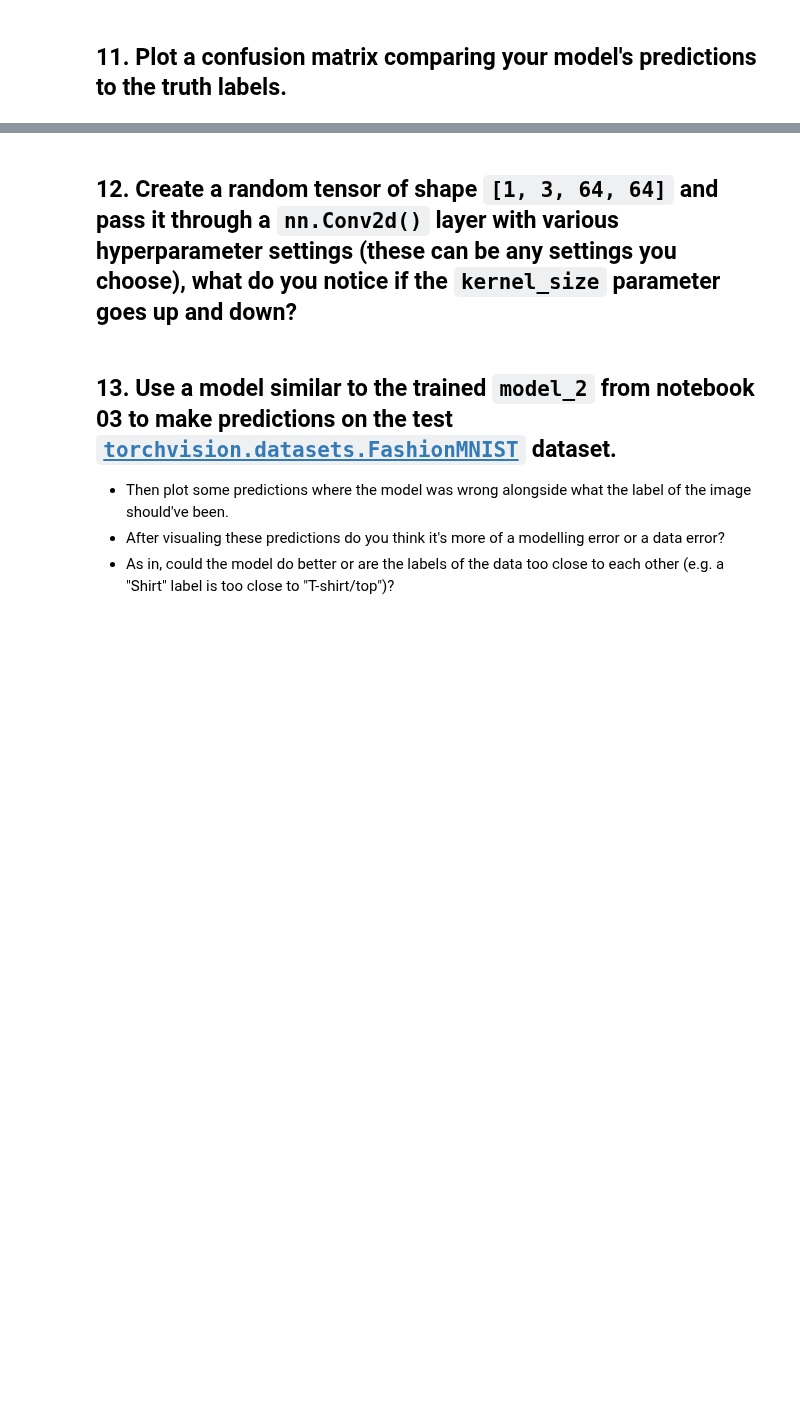
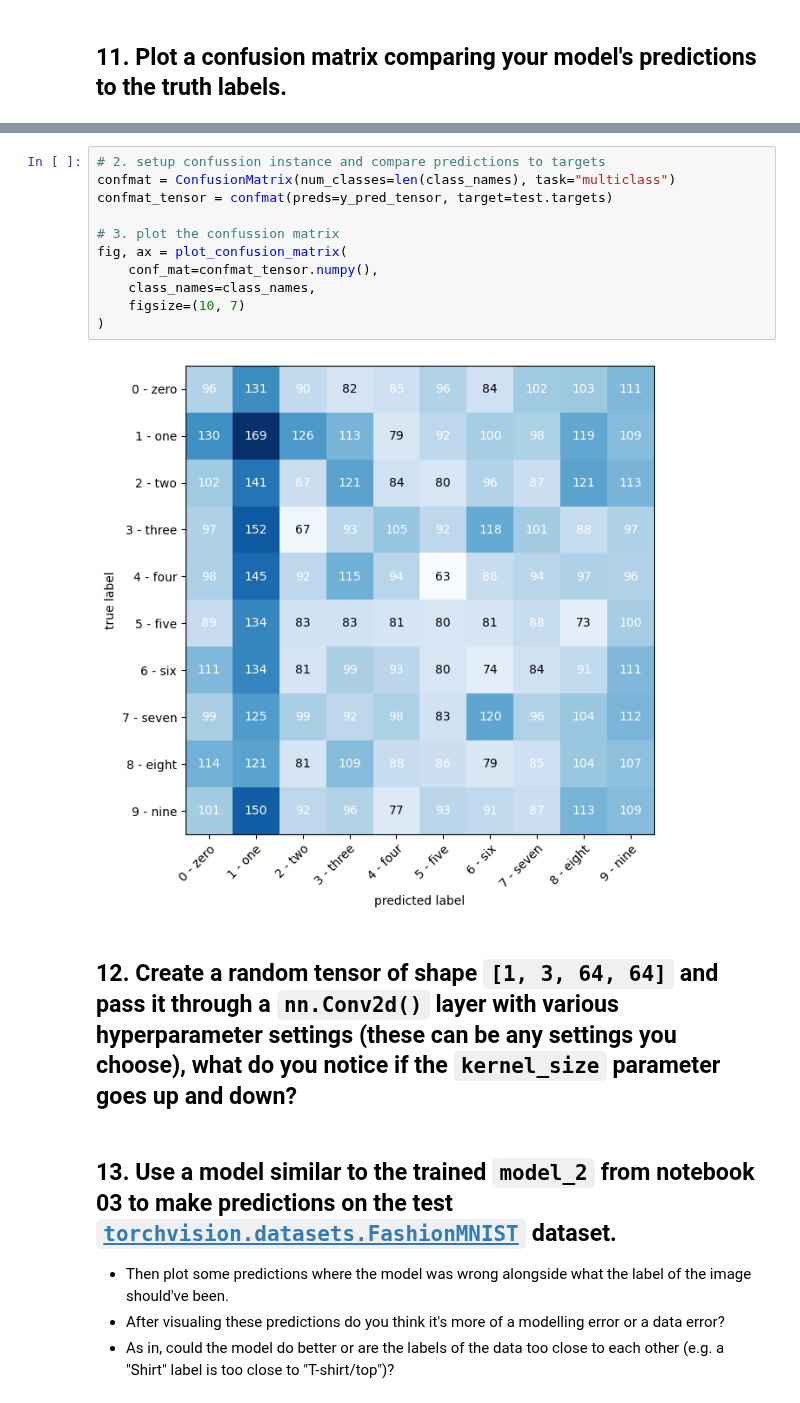
Before and after one commit to diyangraditya/PyTorchLearnings_UDEMY, a Jupyter notebook: Notebooks/03EXERCISE_pytorch_computer_vision.ipynb, the cells around one changed output, grey strips where cells are left out. Saved outputs shown, nothing was run; the diff lists cells and outputs as text; blank space fills up the shorter version.

Commit message:
practice CV module make sure my ConfMat is it really error or not

```diff
--- a/Notebooks/03EXERCISE_pytorch_computer_vision.ipynb
+++ b/Notebooks/03EXERCISE_pytorch_computer_vision.ipynb
@@ -305,3 +637,16 @@ MNISTModel(
+# %%
+# 2. setup confussion instance and compare predictions to targets
+confmat = ConfusionMatrix(num_classes=len(class_names), task="multiclass")
+confmat_tensor = confmat(preds=y_pred_tensor, target=test.targets)
+
+# 3. plot the confussion matrix
+fig, ax = plot_confusion_matrix(
+    conf_mat=confmat_tensor.numpy(),
+    class_names=class_names,
+    figsize=(10, 7)
+)
+# %% [output]
+[figure, added]
 # %% [markdown]
 ## 12. Create a random tensor of shape `[1, 3, 64, 64]` and pass it through a `nn.Conv2d()` layer with various hyperparameter settings (these can be any settings you choose), what do you notice if the `kernel_size` parameter goes up and down?
 # %% [markdown]
```
Also changed, not shown: parts of 23 cells of this notebook, 2 other files.
